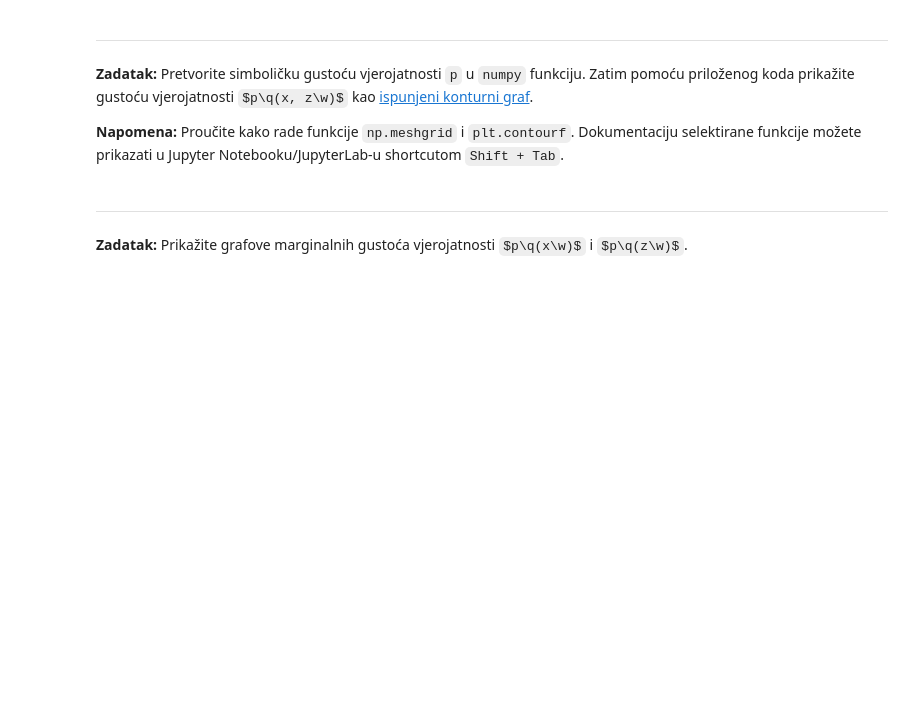
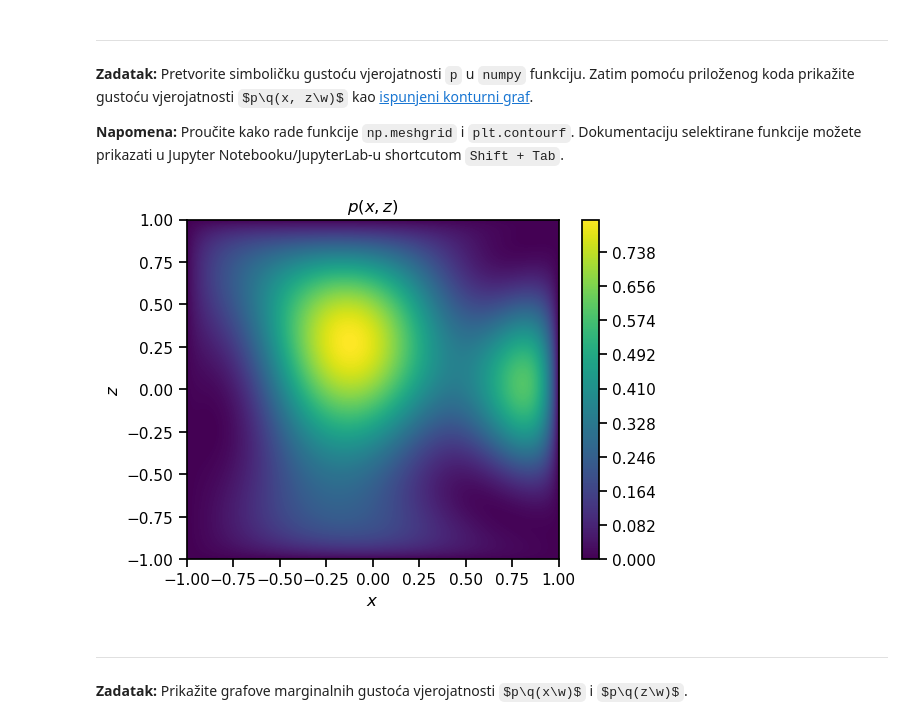
Before and after one commit to dinogrgic1/fer-deep-learning-2-labs, a Jupyter notebook: lab2/lab_2.ipynb, the cells around one changed output. Saved outputs shown, nothing was run; the diff lists cells and outputs as text; code cells hidden in the pictures; some formulas as TeX source; blank space fills up the shorter version.

```diff
--- a/lab2/lab_2.ipynb
+++ b/lab2/lab_2.ipynb
@@ -717,12 +717,14 @@ Zatim pomoću priloženog koda prikažite gustoću vjerojatnosti $p\q(x, z\w)$ k
 <b>Napomena:</b> Proučite kako rade funkcije `np.meshgrid` i `plt.contourf`.
 Dokumentaciju selektirane funkcije možete prikazati u Jupyter Notebooku/JupyterLab-u shortcutom `Shift + Tab`.
 # %%
-p_numpy = ...
+p_numpy = sp.lambdify((x, z), p, "numpy")
 
 xx, zz = np.meshgrid(np.linspace(-1.0, 1.0, 201), np.linspace(-1.0, 1.0, 201))
 
 with plot_context(show=True, colorbar=True, xlabel=r"$x$", ylabel=r"$z$", title=r"$p\left(x, z\right)$"):
     plt.contourf(xx, zz, p_numpy(xx, zz), levels=500)
+# %% [output]
+[figure, added]
 # %% [markdown]
 ---
 
```
Also changed, not shown: parts of 22 cells of this notebook.
